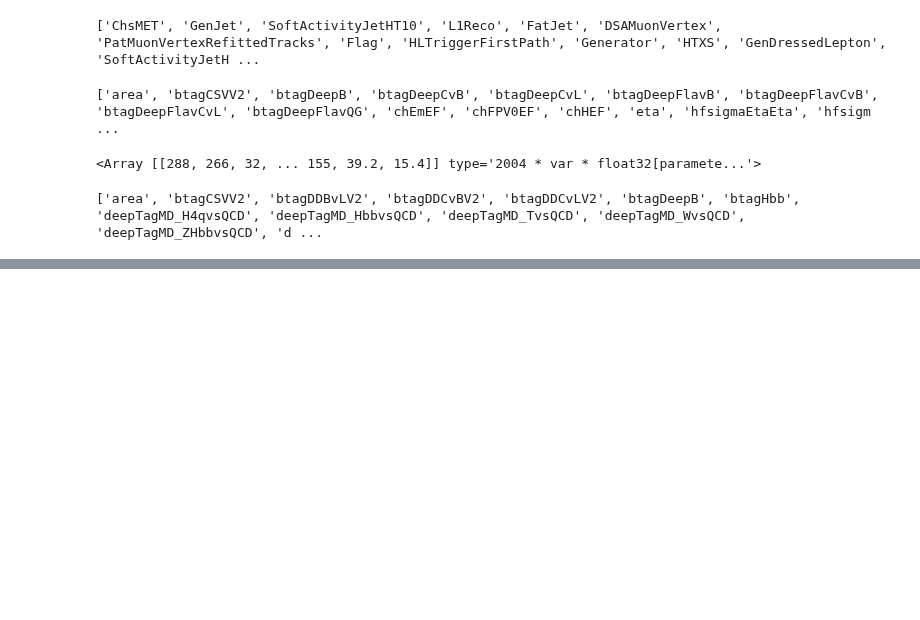
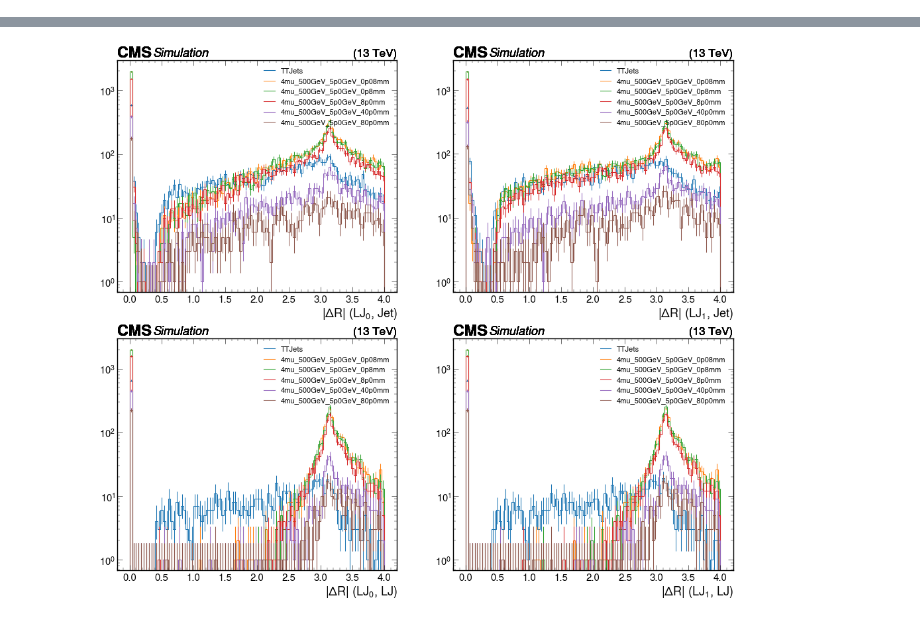
Before and after one commit to yeopjjang/SIDM, a Jupyter notebook: sidm/DY_studies/LJ_ISO.ipynb, the cells around one changed output, grey strips where cells are left out. Cells and saved outputs as stored; diff of their text form; code cells hidden in the pictures; blank space fills up the shorter version.

```diff
--- a/sidm/DY_studies/LJ_ISO.ipynb
+++ b/sidm/DY_studies/LJ_ISO.ipynb
@@ -30,22 +30,6 @@ samples_nano = [
     "4mu_500GeV_5p0GeV_40p0mm",
     "4mu_500GeV_5p0GeV_80p0mm",
 ]
-# %%
-print(events_nano["4mu_500GeV_5p0GeV_0p08mm"].fields)
-# %% [output]
-['ChsMET', 'GenJet', 'SoftActivityJetHT10', 'L1Reco', 'FatJet', 'DSAMuonVertex', 'PatMuonVertexRefittedTracks', 'Flag', 'HLTriggerFirstPath', 'Generator', 'HTXS', 'GenDressedLepton', 'SoftActivityJetH ...
-# %%
-print(events_nano["4mu_500GeV_5p0GeV_0p08mm"].Jet.fields)
-# %% [output]
-['area', 'btagCSVV2', 'btagDeepB', 'btagDeepCvB', 'btagDeepCvL', 'btagDeepFlavB', 'btagDeepFlavCvB', 'btagDeepFlavCvL', 'btagDeepFlavQG', 'chEmEF', 'chFPV0EF', 'chHEF', 'eta', 'hfsigmaEtaEta', 'hfsigm ...
-# %%
-events_nano["4mu_500GeV_5p0GeV_0p08mm"].Jet.pt
-# %% [output]
-<Array [[288, 266, 32, ... 155, 39.2, 15.4]] type='2004 * var * float32[paramete...'>
-# %%
-print(events_nano["4mu_500GeV_5p0GeV_0p08mm"].FatJet.fields)
-# %% [output]
-['area', 'btagCSVV2', 'btagDDBvLV2', 'btagDDCvBV2', 'btagDDCvLV2', 'btagDeepB', 'btagHbb', 'deepTagMD_H4qvsQCD', 'deepTagMD_HbbvsQCD', 'deepTagMD_TvsQCD', 'deepTagMD_WvsQCD', 'deepTagMD_ZHbbvsQCD', 'd ...
 # %%
 fileset = utilities.make_fileset(samples_nano, "llpNanoAOD_v2", max_files=1)
 
@@ -90,4 +74,32 @@ divide
 #--------------------------------------------------------------------------
 [interactive output not drawn]
 [interactive output not drawn]
+# %%
+plt.subplots(2,2,figsize=(24,20))
+
+plt.subplot(2,2,1)
+for sample in samples_nano:
+    utilities.plot(out[sample]["hists"]["lj1_jet_absdR"][channels[0], :], flow='none', density=False)
+plt.legend(samples_nano, loc=1, prop={'size': 16})
+plt.yscale('log')
+
+plt.subplot(2,2,2)
+for sample in samples_nano:
+    utilities.plot(out[sample]["hists"]["lj2_jet_absdR"][channels[0], :], flow='none', density=False)
+plt.legend(samples_nano, loc=1, prop={'size': 16})
+plt.yscale('log')
+
+plt.subplot(2,2,3)
+for sample in samples_nano:
+    utilities.plot(out[sample]["hists"]["lj1_lj_absdR"][channels[0], :], flow='none', density=False)
+plt.legend(samples_nano, loc=1, prop={'size': 16})
+plt.yscale('log')
+
+plt.subplot(2,2,4)
+for sample in samples_nano:
+    utilities.plot(out[sample]["hists"]["lj2_lj_absdR"][channels[0], :], flow='none', density=False)
+plt.legend(samples_nano, loc=1, prop={'size': 16})
+plt.yscale('log')
+# %% [output]
+[figure, added]
 # %%
```
Also changed, not shown: parts of 6 cells of this notebook, 4 other files.
